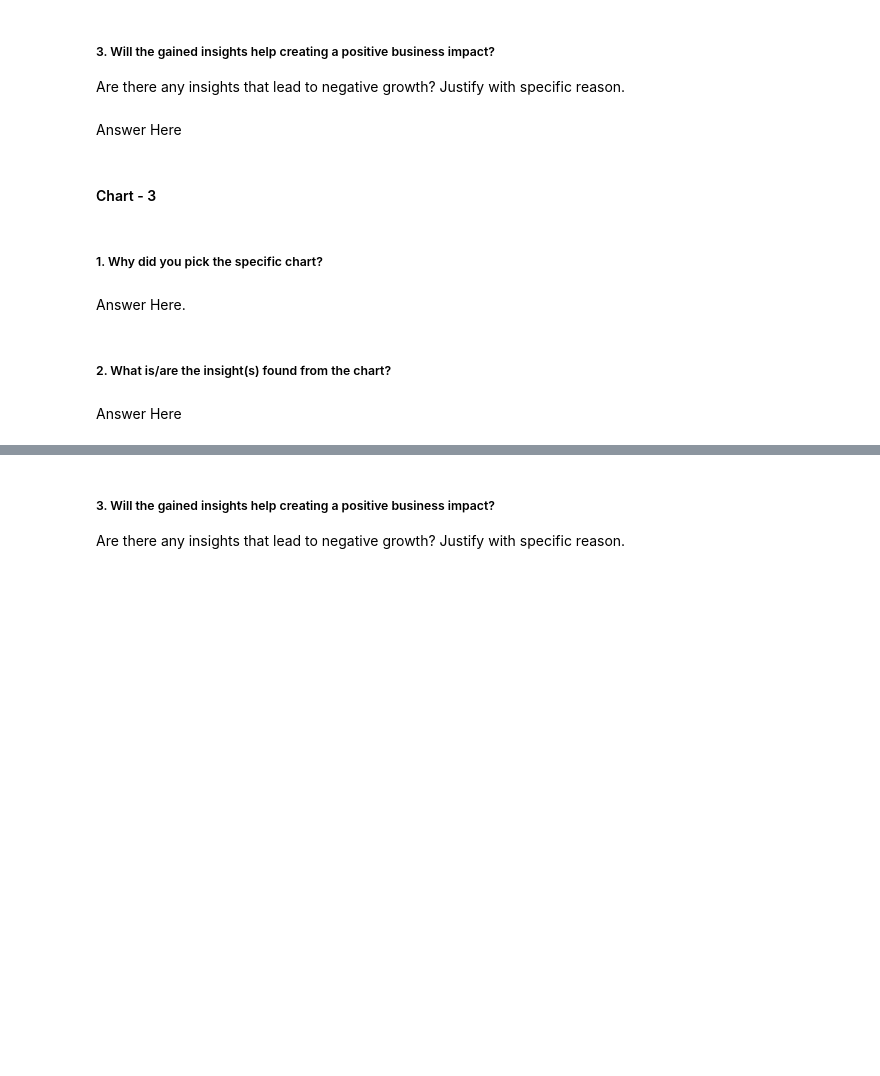
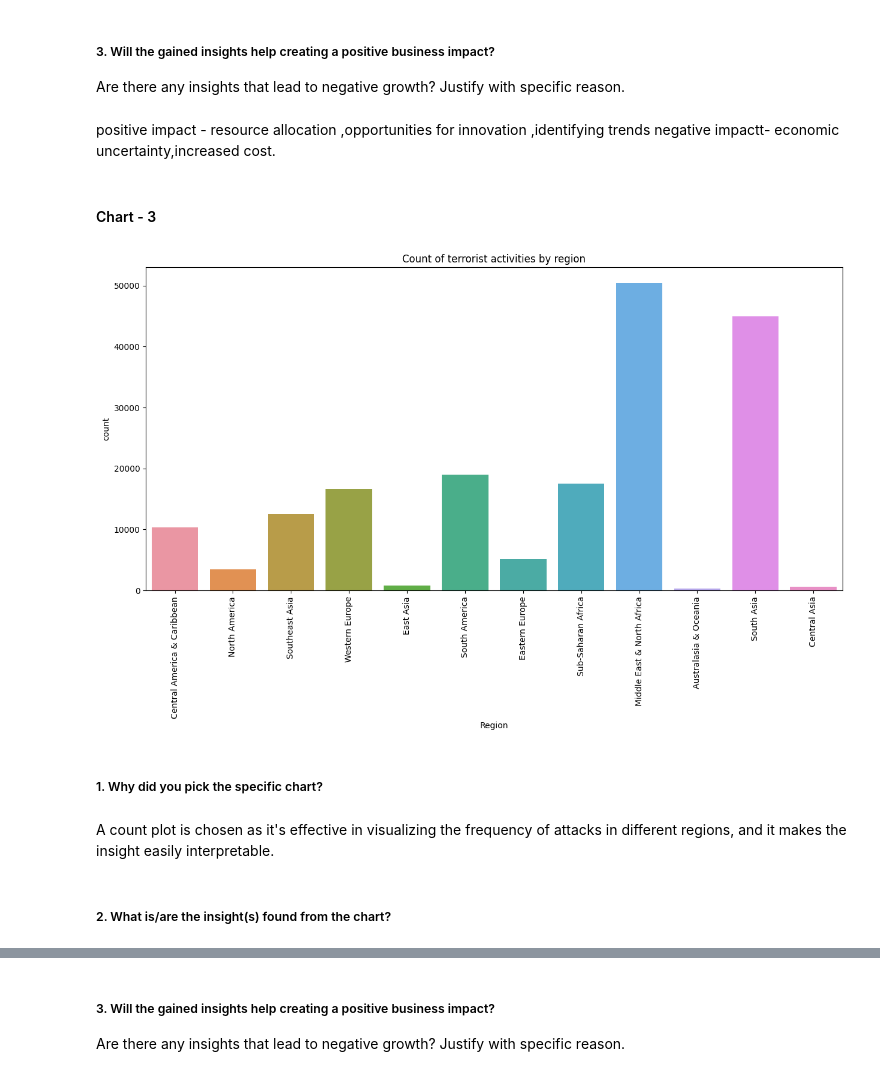
Before and after one commit to Pymadi369/Pymadi369, a Jupyter notebook: Copy_of_EDA_Submission_.ipynb, the cells around one changed output, grey strips where cells are left out. Saved outputs shown, nothing was run; the diff lists cells and outputs as text; code cells hidden in the pictures; blank space fills up the shorter version.

```diff
--- a/Copy_of_EDA_Submission_.ipynb
+++ b/Copy_of_EDA_Submission_.ipynb
@@ -337,7 +440,8 @@ Answer Here
 # %% [markdown]
 ##### 3. Will the gained insights help creating a positive business impact?
 Are there any insights that lead to negative growth? Justify with specific reason.
-# %% [markdown]
-Answer Here
+# %% [markdown]
+positive impact - resource allocation ,opportunities for innovation ,identifying trends
+negative impactt- economic uncertainty,increased cost.
 # %% [markdown]
 #### Chart - 3
@@ -346,8 +448,15 @@ Answer Here
+# %%
+# Chart - 3 visualization code
+plt.figure(figsize=(15,7))
+sns.countplot(data=new_data, x='Region')
+plt.title('Count of terrorist activities by region')
+plt.xticks(rotation=90)
+plt.show()
+# %% [output]
+[figure, added]
 # %% [markdown]
 ##### 1. Why did you pick the specific chart?
-# %% [markdown]
-Answer Here.
+# %% [markdown]
+A count plot  is chosen as it's effective in visualizing the frequency of attacks in different regions, and it makes the insight easily interpretable.
 # %% [markdown]
 ##### 2. What is/are the insight(s) found from the chart?
-# %% [markdown]
-Answer Here
```
Also changed, not shown: parts of 127 cells of this notebook.
